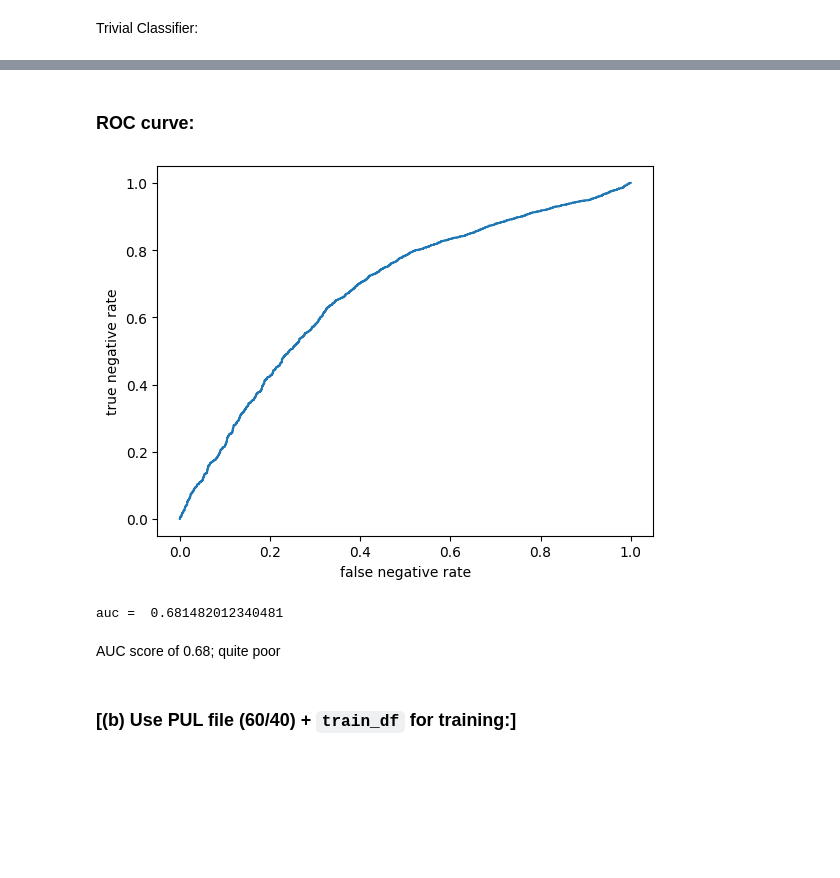
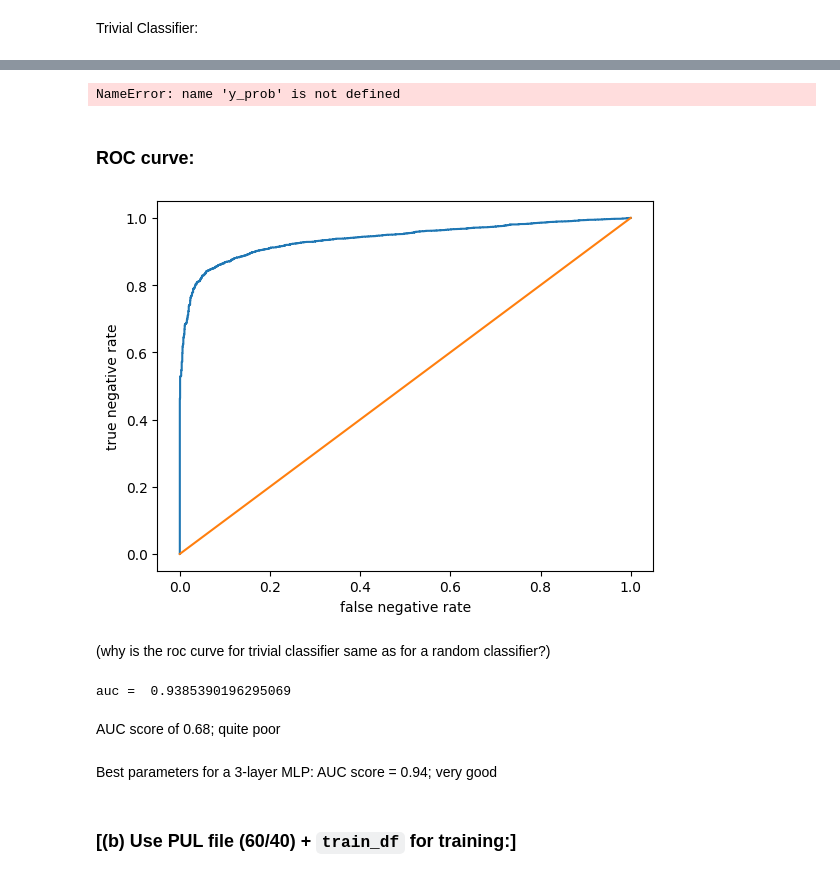
Before and after one commit to jyd-hu/srim, a Jupyter notebook: simple_mlp_all_data.ipynb, the cells around one changed output, grey strips where cells are left out. Cells and saved outputs as stored; diff of their text form; code cells hidden in the pictures; blank space fills up the shorter version.

```diff
--- a/simple_mlp_all_data.ipynb
+++ b/simple_mlp_all_data.ipynb
@@ -220,8 +221,8 @@ X_test, y_test = np.array(PUL_df.iloc[:,:-1]), np.array(PUL_df.iloc[:,-1:])
 # %% [markdown]
 MLP: 2 layers, each with 100 neurons
 # %%
-mlp = MLPClassifier(hidden_layer_sizes=(100,100),
-                     activation = 'relu',
+mlp = MLPClassifier(hidden_layer_sizes=(7,2,4),
+                     activation = 'logistic',
                      solver = 'adam',
                      verbose = True).fit(X_train,y_train)
 # %% [output]
@@ -288,3 +518,8 @@ Accuracy of trivial classifier =  [0.7788961]
+# %%
+y_prob_triv = np.zeros(np.shape(y_prob))
+y_prob_triv[:,0] = np.ones(np.shape(y_prob[:,0]))
+# %% [output]
+NameError: name 'y_prob' is not defined
 # %% [markdown]
 ### ROC curve:
 # %%
@@ -298,13 +533,18 @@ y_prob = mlp.predict_proba(X_test)
 # plt.show()
 # %%
 fpr_neg, tpr_neg, thresholds_neg = roc_curve(y_test, y_prob[:,0], pos_label=0)
+# %%
+fpr_triv, tpr_triv, thresholds_triv = roc_curve(y_test, y_prob_triv[:,0], pos_label=0)
 # %%
 plt.plot(fpr_neg, tpr_neg)
+plt.plot(fpr_triv,tpr_triv)
 plt.xlabel('false negative rate')
 plt.ylabel('true negative rate')
 plt.show()
 # %% [output]
-[figure, old version]
+[figure, new version]
+# %% [markdown]
+(why is the roc curve for trivial classifier same as for a random classifier?)
 # %%
 auc_score = roc_auc_score(y_test, y_prob[:,1])
 print('auc = ', auc_score)
@@ -312,9 +552,11 @@ print('auc = ', auc_score)
 # auc_score_neg = roc_auc_score((np.ones(np.shape(y_test))-y_test), y_prob[:,0])
 # print('negative auc score = ', auc_score_neg)
 # %% [output]
-auc =  0.681482012340481
+auc =  0.9385390196295069
 # %% [markdown]
 AUC score of 0.68; quite poor
+# %% [markdown]
+Best parameters for a 3-layer MLP: AUC score = 0.94; very good
 # %% [markdown]
 ### [(b) Use PUL file (60/40) + `train_df` for training:]
 # %%
```
Also changed, not shown: parts of 13 cells of this notebook.
